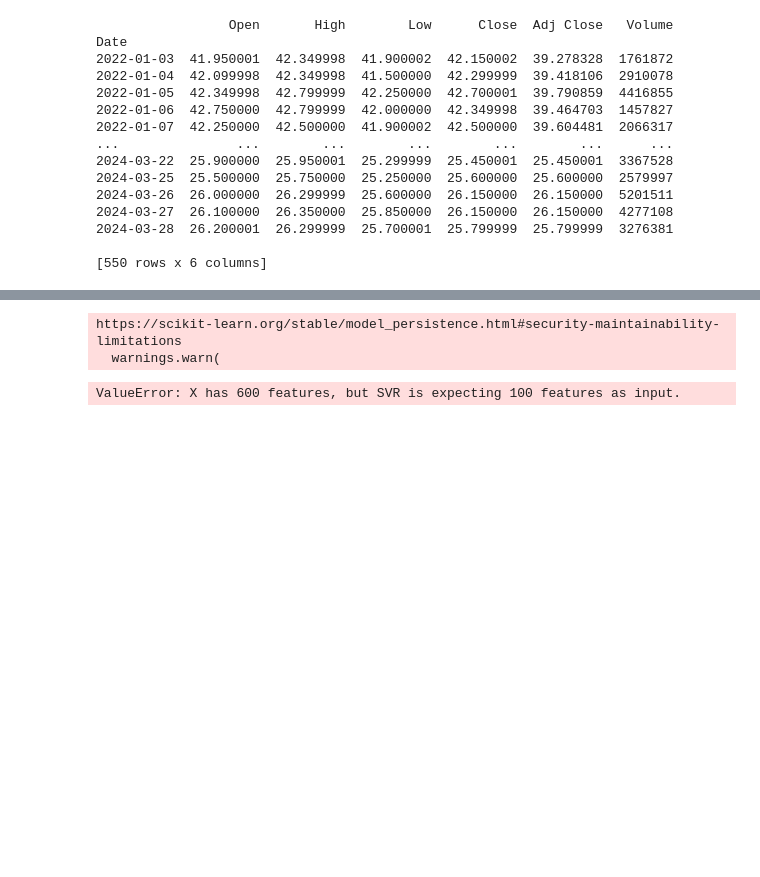
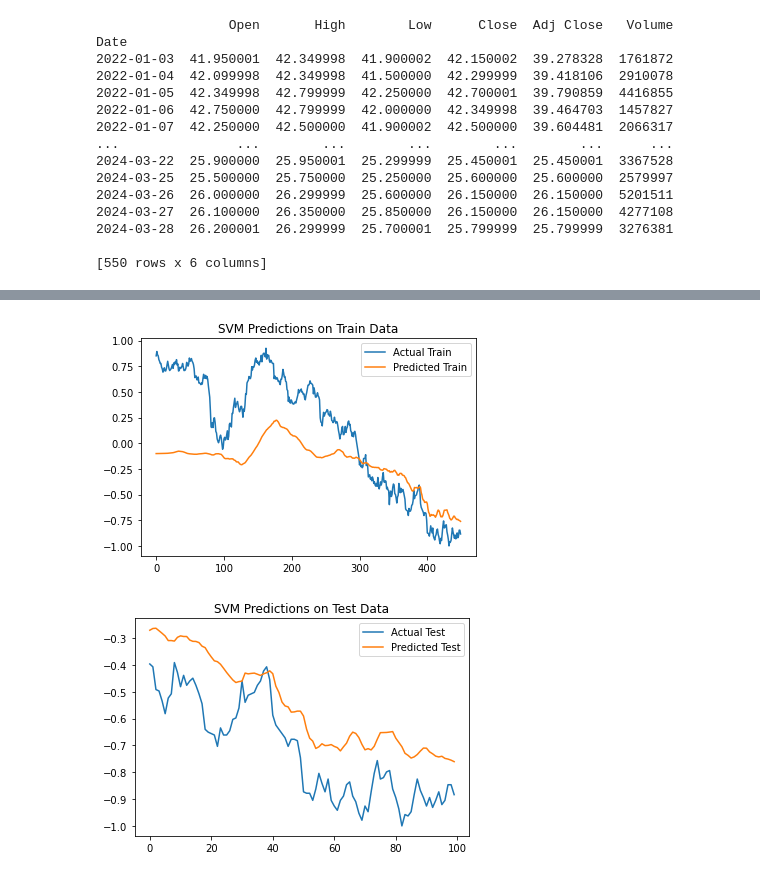
Before and after one commit to hyt27/Financial-Pridict-Modelling, a Jupyter notebook: 6.28/try_predict_test.ipynb, the cells around one changed output, grey strips where cells are left out. Cells and saved outputs as stored; diff of their text form; code cells hidden in the pictures; blank space fills up the shorter version.

```diff
--- a/6.28/try_predict_test.ipynb
+++ b/6.28/try_predict_test.ipynb
@@ -227,0 +290,37 @@ ValueError: setting an array element with a sequence. The requested array has an
+# %%
+which_model = 'randomforest'
+lookback = 100
+#mtr = scaler.fit_transform(data_to_be_predict.values)
+mtr = scaler.fit_transform(data_to_be_predict['Close'].values.reshape(-1,1))
+#print(mtr[1])
+
+x_train, y_train, x_test, y_test = [], [], [], []
+for i in range(len(mtr) - lookback):
+    x_train.append(mtr[i:i+lookback])
+    y_train.append(mtr[i+lookback])
+for i in range(len(mtr) - lookback, len(mtr)):
+    x_test.append(mtr[i-lookback:i])
+    y_test.append(mtr[i])
+#x_train[1]
+
+x_train, y_train, x_test, y_test = np.array(x_train), np.array(y_train), np.array(x_test), np.array(y_test)
+x_train = x_train.reshape(x_train.shape[0], -1)
+x_test = x_test.reshape(x_test.shape[0], -1)
+#x_train[1]
+
+model = torch.load('pthfile/randomforest_model.pth')
+
+train_pred = model.predict(x_train)
+test_pred = model.predict(x_test)
+
+mse_train = mean_squared_error(y_train, train_pred)
+mse_test = mean_squared_error(y_test, test_pred)
+
+whole_predict = pd.DataFrame({'Date':data_to_be_predict.index, 'pred_close': np.concatenate([train_pred, test_pred]), 'act_close':data_to_be_predict['Close'],'open':data_to_be_predict['Open']})
+
+print(test_pred)
+print(train_pred)
+print(mtr)
+print(whole_predict)
+
+#return mse_train, mse_test, y_train, train_pred, y_test, test_pred, mtr, whole_predict
@@ -231,7 +348,8 @@ ValueError: setting an array element with a sequence. The requested array has an
 
     lookback = 100
 
-    mtr = scaler.fit_transform(data_to_be_predict.values)
+    #mtr = scaler.fit_transform(data_to_be_predict.values)
+    mtr = scaler.fit_transform(data_to_be_predict['Close'].values.reshape(-1,1))
     # 构建训练集和测试集
     x_train, y_train, x_test, y_test = [], [], [], []
     for i in range(len(mtr) - lookback):
@@ -247,34 +365,33 @@ ValueError: setting an array element with a sequence. The requested array has an
     x_test = x_test.reshape(x_test.shape[0], -1)
 
     # Load pre-trained SVM model
     model = torch.load('pthfile/svm_model.pth')
 
     # 进行预测
     train_pred = model.predict(x_train)
     test_pred = model.predict(x_test)
 
     # 计算均方误差
     mse_train = mean_squared_error(y_train, train_pred)
     mse_test = mean_squared_error(y_test, test_pred)
 
     # 绘制预测结果
     plt.plot(y_train, label='Actual Train')
     plt.plot(train_pred, label='Predicted Train')
     plt.legend()
     plt.title('SVM Predictions on Train Data')
     plt.show()
 
     plt.plot(y_test, label='Actual Test')
     plt.plot(test_pred, label='Predicted Test')
     plt.legend()
     plt.title('SVM Predictions on Test Data')
     plt.show()
 
     whole_predict = pd.DataFrame({'Date':data_to_be_predict.index, 'pred_close': np.concatenate([train_pred, test_pred]), 'open':data_to_be_predict['Open'],'act_close':data_to_be_predict['Close']})
 
     #return mse_train, mse_test, y_train, train_pred, y_test, test_pred, mtr, whole_predict
 # %% [output]
-https://scikit-learn.org/stable/model_persistence.html#security-maintainability-limitations
-  warnings.warn(
-ValueError: X has 600 features, but SVR is expecting 100 features as input.
+[figure, added]
+[figure, added]
 # %%
```
Also changed, not shown: parts of 20 cells of this notebook, 8 other files.
